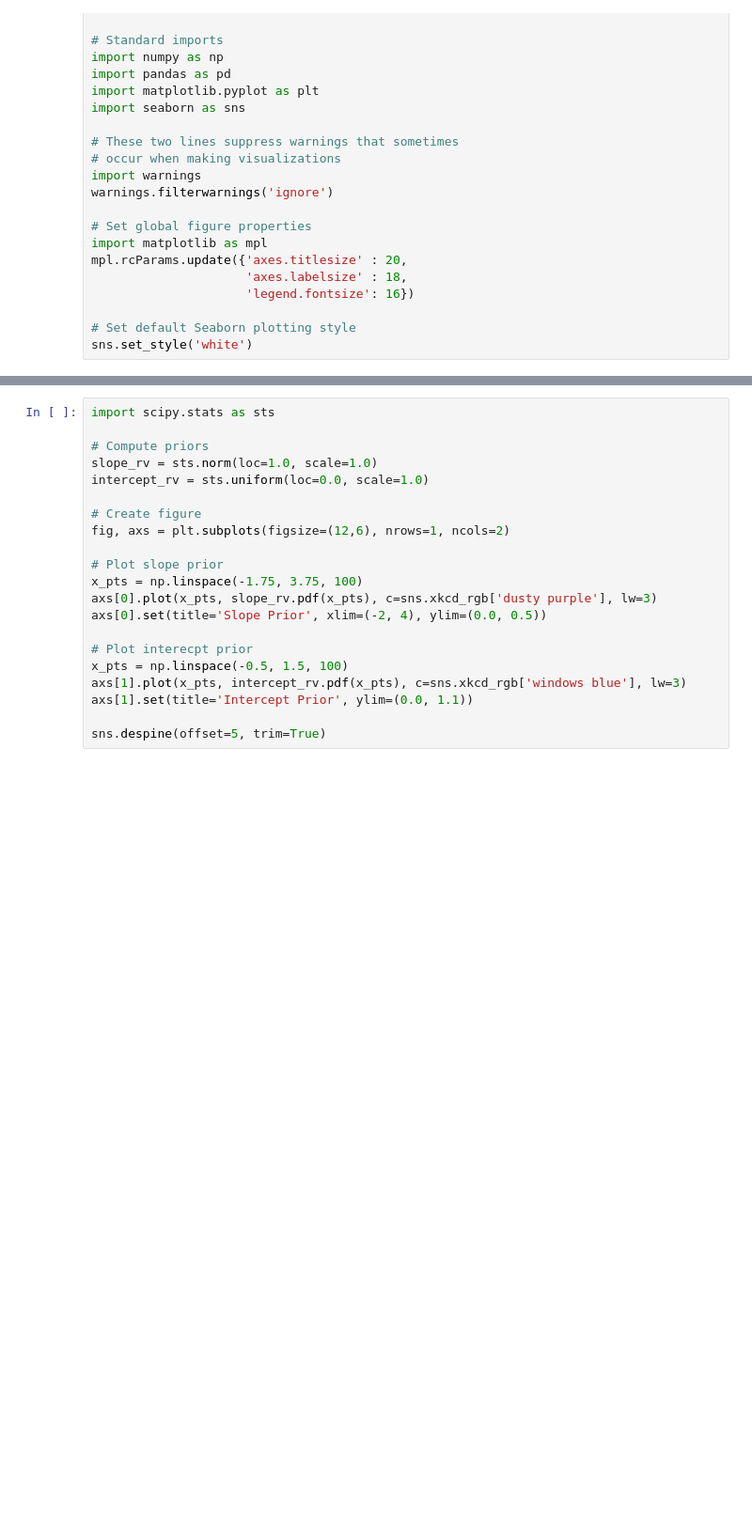
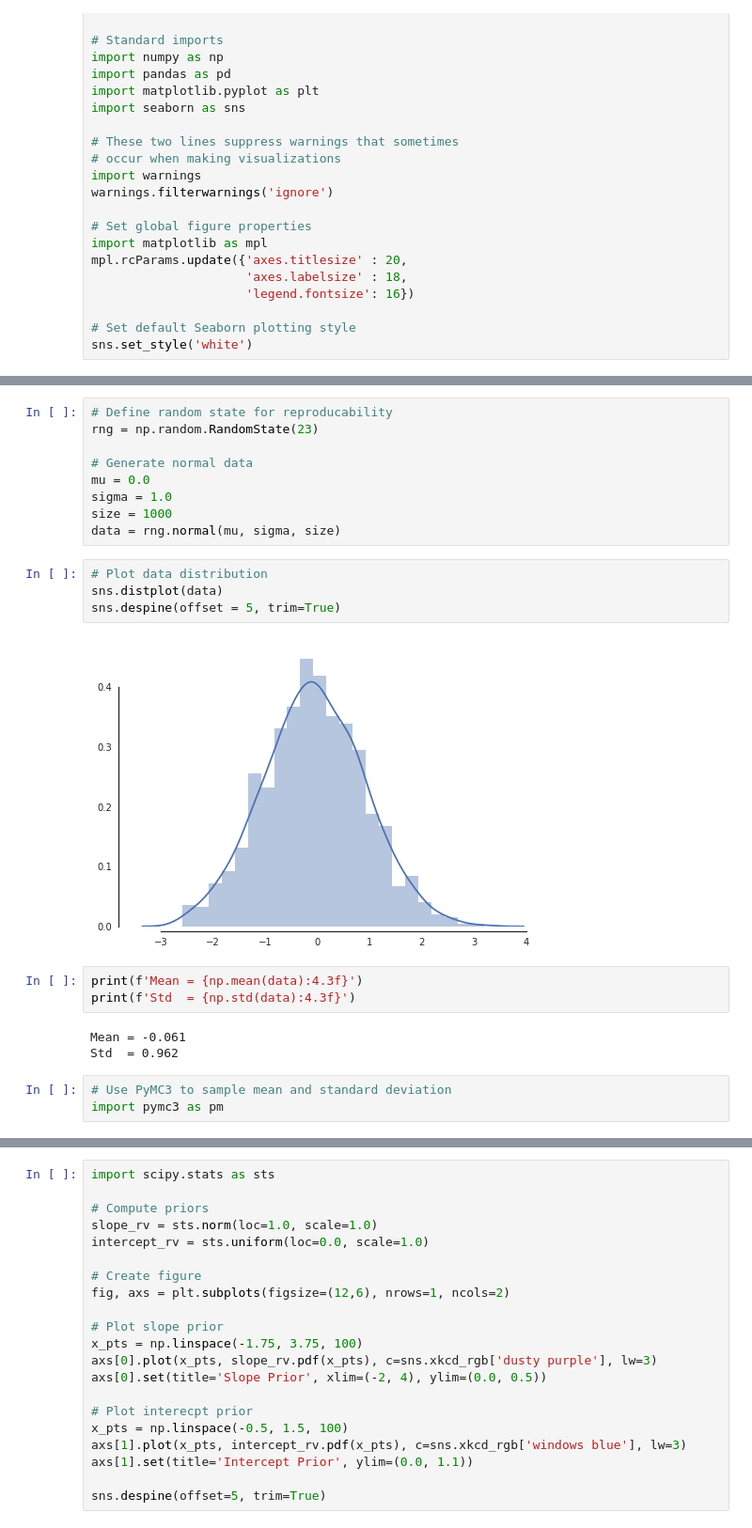
Before and after one commit to liweiweng/accy571-fa17, a Jupyter notebook: Module10/notebooks/intro2pp.ipynb, the cells around one changed output, grey strips where cells are left out. Shown: that part at 94% size. Cells and saved outputs as stored; diff of their text form; blank space fills up the shorter version.

```diff
--- a/Module10/notebooks/intro2pp.ipynb
+++ b/Module10/notebooks/intro2pp.ipynb
@@ -82,0 +60,24 @@ with pm.Model() as linear_model:
+# %%
+# Define random state for reproducability
+rng = np.random.RandomState(23)
+
+# Generate normal data
+mu = 0.0
+sigma = 1.0
+size = 1000
+data = rng.normal(mu, sigma, size)
+# %%
+# Plot data distribution
+sns.distplot(data)
+sns.despine(offset = 5, trim=True)
+# %% [output]
+[figure, added]
+# %%
+print(f'Mean = {np.mean(data):4.3f}')
+print(f'Std  = {np.std(data):4.3f}')
+# %% [output]
+Mean = -0.061
+Std  = 0.962
+# %%
+# Use PyMC3 to sample mean and standard deviation
+import pymc3 as pm
```
Also changed, not shown: parts of 7 cells of this notebook.
